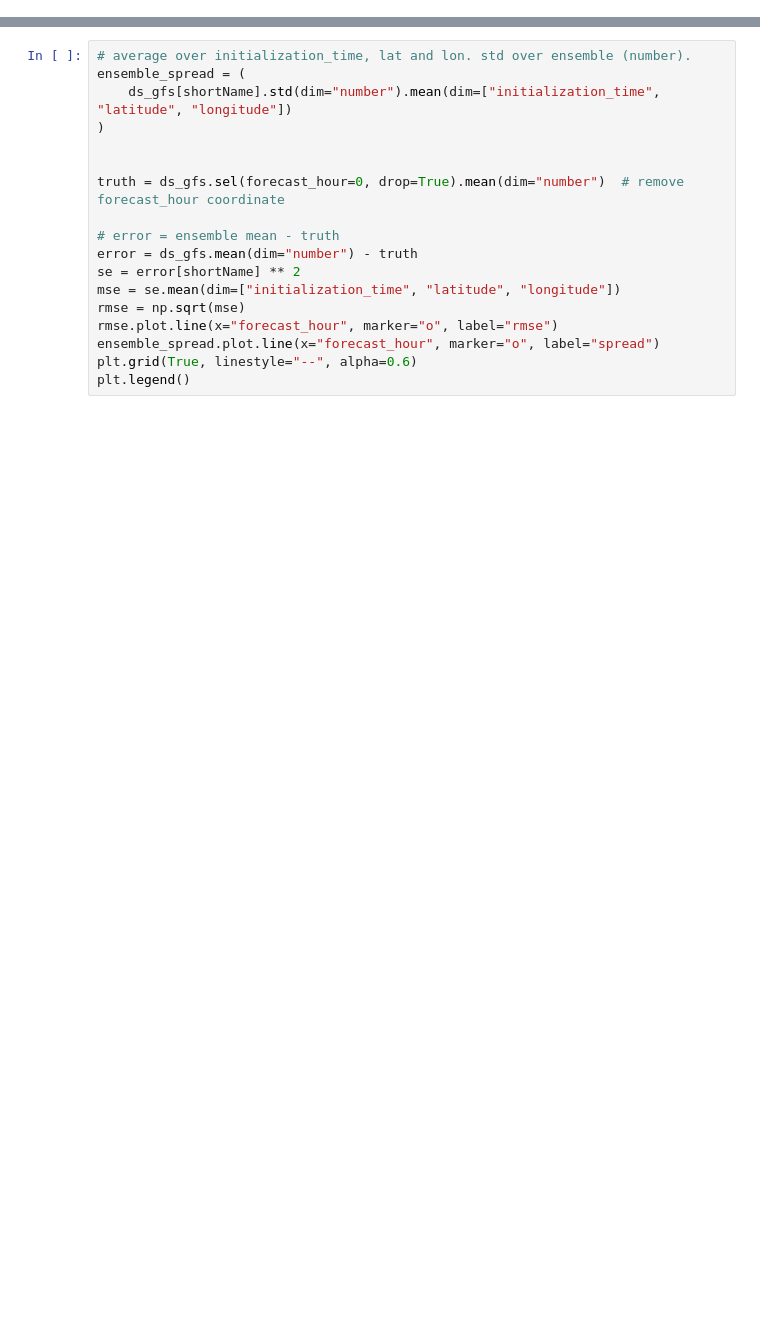
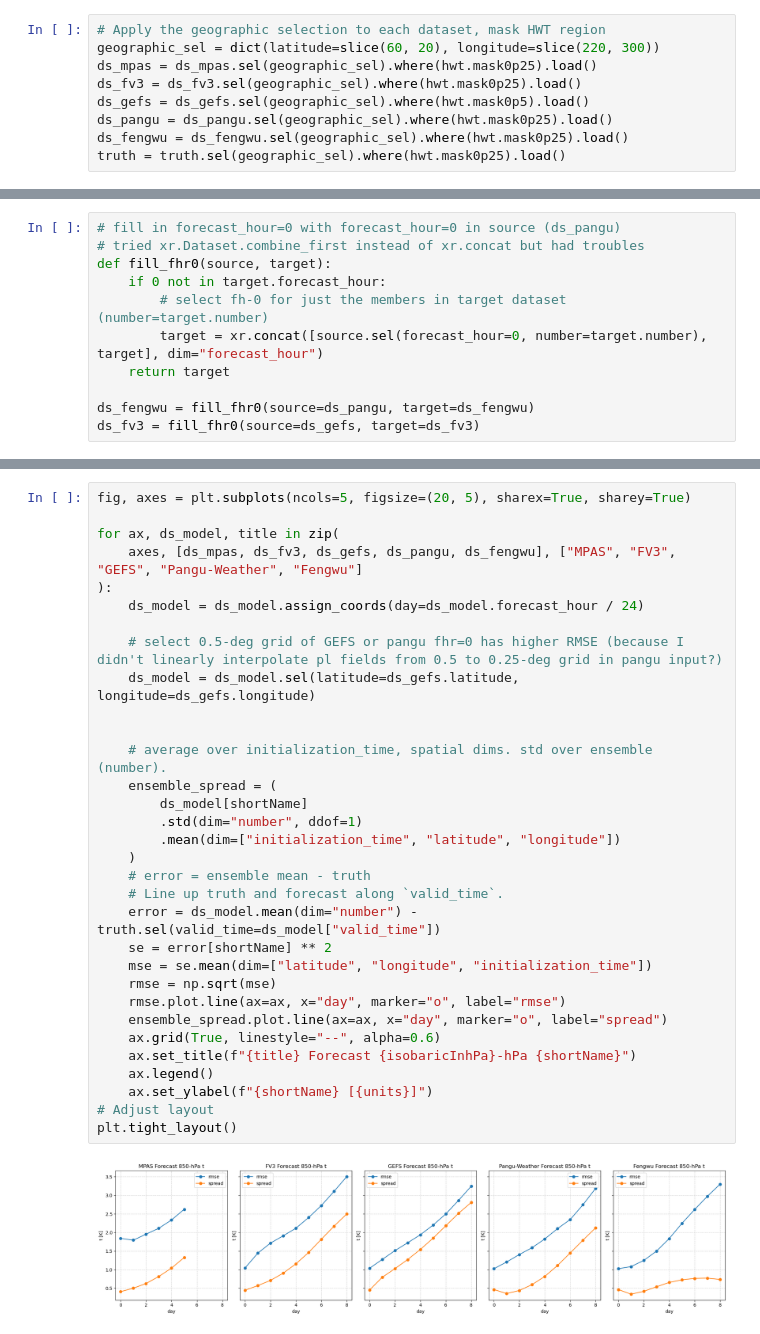
Before and after one commit to ahijevyc/ldmason_hwt, a Jupyter notebook: ens_spread_skill.ipynb, the cells around one changed output, grey strips where cells are left out. Drawn from its saved outputs; the diff is of its cells as text; blank space fills up the shorter version.

```diff
--- a/ens_spread_skill.ipynb
+++ b/ens_spread_skill.ipynb
@@ -399,0 +699,9 @@ plt.grid(True, linestyle="--", alpha=0.6)
+# %%
+# Apply the geographic selection to each dataset, mask HWT region
+geographic_sel = dict(latitude=slice(60, 20), longitude=slice(220, 300))
+ds_mpas = ds_mpas.sel(geographic_sel).where(hwt.mask0p25).load()
+ds_fv3 = ds_fv3.sel(geographic_sel).where(hwt.mask0p25).load()
+ds_gefs = ds_gefs.sel(geographic_sel).where(hwt.mask0p5).load()
+ds_pangu = ds_pangu.sel(geographic_sel).where(hwt.mask0p25).load()
+ds_fengwu = ds_fengwu.sel(geographic_sel).where(hwt.mask0p25).load()
+truth = truth.sel(geographic_sel).where(hwt.mask0p25).load()
@@ -399,0 +714,11 @@ plt.grid(True, linestyle="--", alpha=0.6)
+# %%
+# fill in forecast_hour=0 with forecast_hour=0 in source (ds_pangu)
+# tried xr.Dataset.combine_first instead of xr.concat but had troubles
+def fill_fhr0(source, target):
+    if 0 not in target.forecast_hour:
+        # select fh-0 for just the members in target dataset (number=target.number)
+        target = xr.concat([source.sel(forecast_hour=0, number=target.number), target], dim="forecast_hour")
+    return target
+
+ds_fengwu = fill_fhr0(source=ds_pangu, target=ds_fengwu)
+ds_fv3 = fill_fhr0(source=ds_gefs, target=ds_fv3)
@@ -400,18 +940,34 @@ plt.grid(True, linestyle="--", alpha=0.6)
 # %%
-# average over initialization_time, lat and lon. std over ensemble (number).
-ensemble_spread = (
-    ds_gfs[shortName].std(dim="number").mean(dim=["initialization_time", "latitude", "longitude"])
-)
+fig, axes = plt.subplots(ncols=5, figsize=(20, 5), sharex=True, sharey=True)
+
+for ax, ds_model, title in zip(
+    axes, [ds_mpas, ds_fv3, ds_gefs, ds_pangu, ds_fengwu], ["MPAS", "FV3", "GEFS", "Pangu-Weather", "Fengwu"]
+):
+    ds_model = ds_model.assign_coords(day=ds_model.forecast_hour / 24)
+
+    # select 0.5-deg grid of GEFS or pangu fhr=0 has higher RMSE (because I didn't linearly interpolate pl fields from 0.5 to 0.25-deg grid in pangu input?)
+    ds_model = ds_model.sel(latitude=ds_gefs.latitude, longitude=ds_gefs.longitude)
 
 
-truth = ds_gfs.sel(forecast_hour=0, drop=True).mean(dim="number")  # remove forecast_hour coordinate
-
-# error = ensemble mean - truth
-error = ds_gfs.mean(dim="number") - truth
-se = error[shortName] ** 2
-mse = se.mean(dim=["initialization_time", "latitude", "longitude"])
-rmse = np.sqrt(mse)
-rmse.plot.line(x="forecast_hour", marker="o", label="rmse")
-ensemble_spread.plot.line(x="forecast_hour", marker="o", label="spread")
-plt.grid(True, linestyle="--", alpha=0.6)
-plt.legend()
+    # average over initialization_time, spatial dims. std over ensemble (number).
+    ensemble_spread = (
+        ds_model[shortName]
+        .std(dim="number", ddof=1)
+        .mean(dim=["initialization_time", "latitude", "longitude"])
+    )
+    # error = ensemble mean - truth
+    # Line up truth and forecast along `valid_time`.
+    error = ds_model.mean(dim="number") - truth.sel(valid_time=ds_model["valid_time"])
+    se = error[shortName] ** 2
+    mse = se.mean(dim=["latitude", "longitude", "initialization_time"])
+    rmse = np.sqrt(mse)
+    rmse.plot.line(ax=ax, x="day", marker="o", label="rmse")
+    ensemble_spread.plot.line(ax=ax, x="day", marker="o", label="spread")
+    ax.grid(True, linestyle="--", alpha=0.6)
+    ax.set_title(f"{title} Forecast {isobaricInhPa}-hPa {shortName}")
+    ax.legend()
+    ax.set_ylabel(f"{shortName} [{units}]")
+# Adjust layout
+plt.tight_layout()
+# %% [output]
+[figure, added]
```
Also changed, not shown: parts of 23 cells of this notebook, 3 other files.
